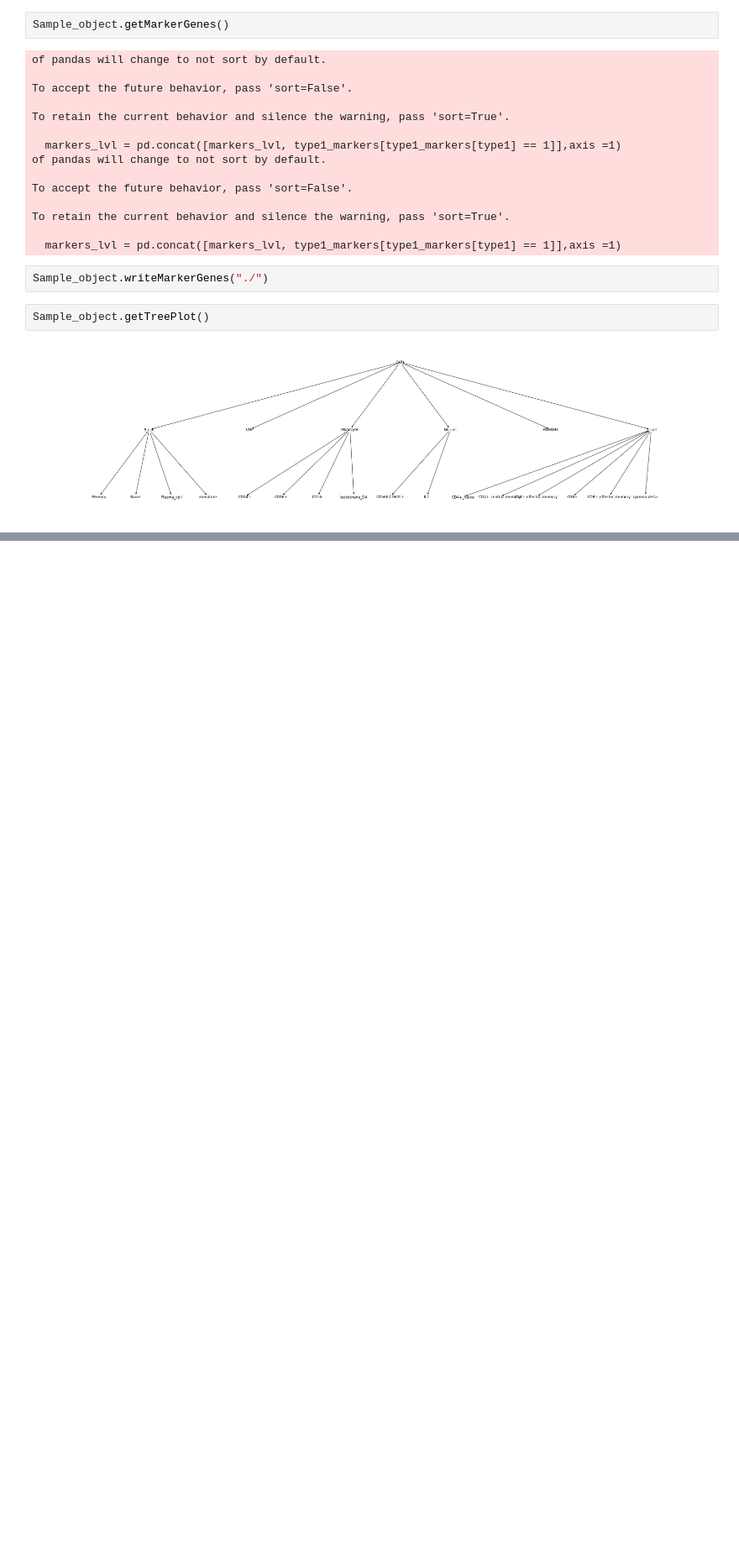
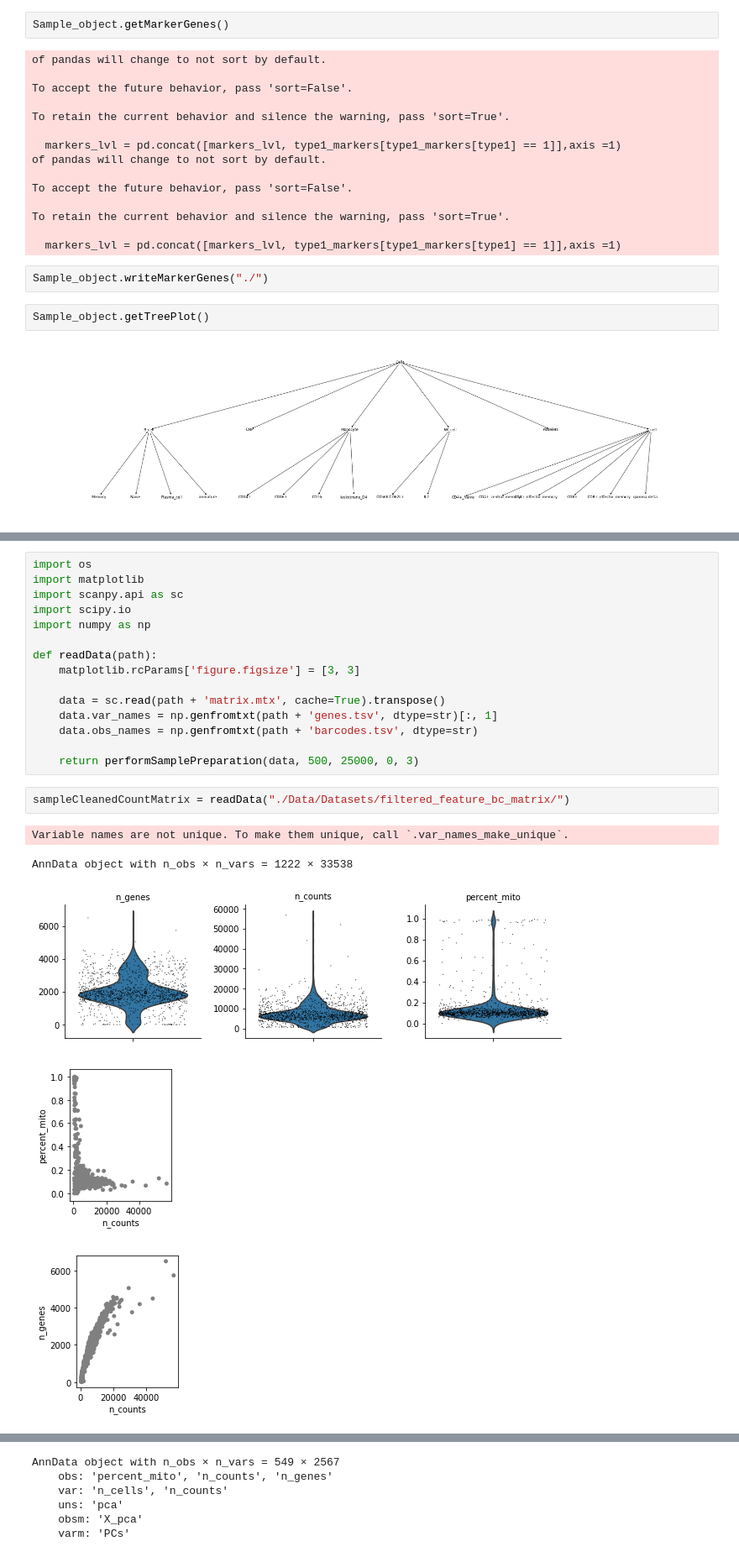
Before and after one commit to muratcemkose/HierarchicalSC, a Jupyter notebook: HierarchicalSC_Sample.ipynb, the cells around one changed output, grey strips where cells are left out. Shown at 84% size. Saved outputs shown, nothing was run; the diff lists cells and outputs as text; blank space fills up the shorter version.

Commit message:
Sample changed

```diff
--- a/HierarchicalSC_Sample.ipynb
+++ b/HierarchicalSC_Sample.ipynb
@@ -39,0 +118,23 @@ Sample_object.getTreePlot()
+# %%
+import os
+import matplotlib
+import scanpy.api as sc
+import scipy.io
+import numpy as np
+
+def readData(path):
+    matplotlib.rcParams['figure.figsize'] = [3, 3]
+
+    data = sc.read(path + 'matrix.mtx', cache=True).transpose()
+    data.var_names = np.genfromtxt(path + 'genes.tsv', dtype=str)[:, 1]
+    data.obs_names = np.genfromtxt(path + 'barcodes.tsv', dtype=str)
+
+    return performSamplePreparation(data, 500, 25000, 0, 3)
+# %%
+sampleCleanedCountMatrix = readData("./Data/Datasets/filtered_feature_bc_matrix/")
+# %% [output]
+Variable names are not unique. To make them unique, call `.var_names_make_unique`.
+AnnData object with n_obs × n_vars = 1222 × 33538
+[figure, added]
+[figure, added]
+[figure, added]
@@ -39,0 +145,6 @@ Sample_object.getTreePlot()
+AnnData object with n_obs × n_vars = 549 × 2567
+    obs: 'percent_mito', 'n_counts', 'n_genes'
+    var: 'n_cells', 'n_counts'
+    uns: 'pca'
+    obsm: 'X_pca'
+    varm: 'PCs'
```
Also changed, not shown: parts of 10 cells of this notebook, 1 other file.
